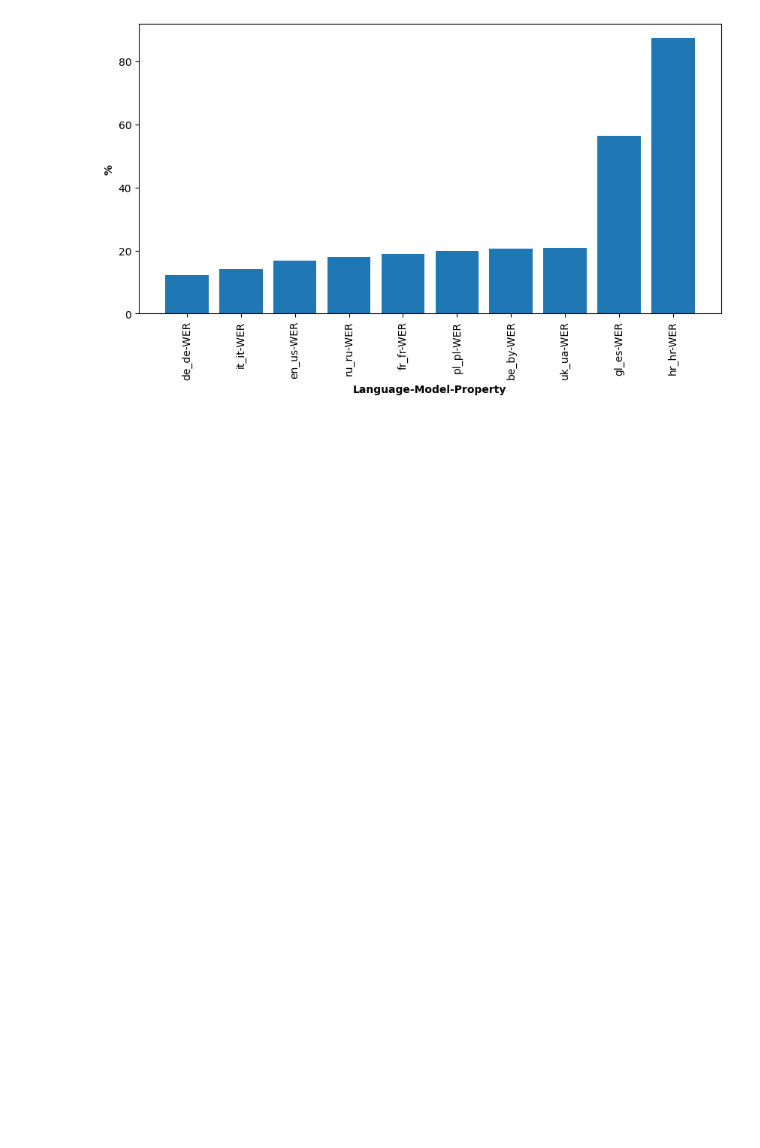
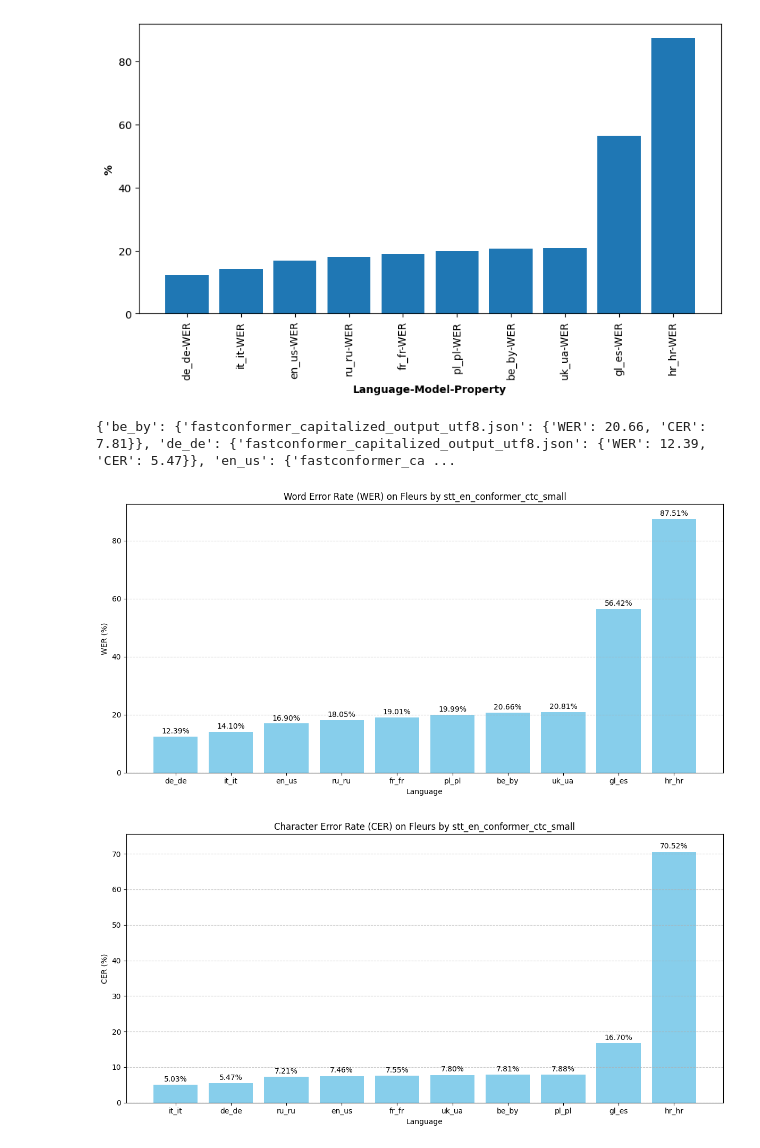
Before and after one commit to Baladon23/onlab, a Jupyter notebook: fleurs/fastconformer_wer_cer_results.ipynb, the cells around one changed output. Cells and saved outputs as stored; diff of their text form; code cells hidden in the pictures; blank space fills up the shorter version.

```diff
--- a/fleurs/fastconformer_wer_cer_results.ipynb
+++ b/fleurs/fastconformer_wer_cer_results.ipynb
@@ -108,3 +108,59 @@ plt.ylabel('%', fontweight ='bold')
 plt.show()
 # %% [output]
 [figure]
+# %%
+from json import loads
+
+string = "{'be_by': {'fastconformer_capitalized_output_utf8.json': {'WER': 20.66, 'CER': 7.81}}, 'de_de': {'fastconformer_capitalized_output_utf8.json': {'WER': 12.39, 'CER': 5.47}}, 'en_us': {'fastconformer_capitalized_output_utf8.json': {'WER': 16.9, 'CER': 7.46}}, 'fr_fr': {'fastconformer_capitalized_output_utf8.json': {'WER': 19.01, 'CER': 7.55}}, 'gl_es': {'fastconformer_capitalized_output_utf8.json': {'WER': 56.42, 'CER': 16.7}}, 'hr_hr': {'fastconformer_capitalized_output_utf8.json': {'WER': 87.51, 'CER': 70.52}}, 'it_it': {'fastconformer_capitalized_output_utf8.json': {'WER': 14.1, 'CER': 5.03}}, 'pl_pl': {'fastconformer_capitalized_output_utf8.json': {'WER': 19.99, 'CER': 7.88}}, 'ru_ru': {'fastconformer_capitalized_output_utf8.json': {'WER': 18.05, 'CER': 7.21}}, 'uk_ua': {'fastconformer_capitalized_output_utf8.json': {'WER': 20.81, 'CER': 7.8}}}"
+
+results = loads(string.replace("'", '"'))
+print(results)
+
+import matplotlib.pyplot as plt
+
+# Example data
+data = results
+
+def plot_bar_chart(data, metric, title, y_label):
+    languages = []
+    values = []
+
+    # Extract data
+    for lang, categories in data.items():
+        for cat, props in categories.items():
+            if metric in props:
+                languages.append(lang)
+                values.append(props[metric])
+
+    # Sort data
+    combined = sorted(list(zip(values, languages)))
+    values, languages = zip(*combined)
+
+    # Create a bar chart
+    plt.figure(figsize=(12, 6))
+    plt.bar(languages, values, color='skyblue')
+    plt.xlabel('Language')
+    plt.ylabel(y_label)
+    plt.title(title)
+    plt.grid(axis='y', linestyle='--', alpha=0.7)
+    plt.ylim(0, max(values) + 5)
+
+    # Add percentage labels on top of the bars
+    for i, value in enumerate(values):
+        plt.text(i, value + 0.5, f'{value:.2f}%', ha='center', va='bottom')
+
+    # Adjust layout to make room for x-axis labels
+    plt.tight_layout()
+
+    # Show the plot
+    plt.show()
+
+# Plot for WER
+plot_bar_chart(data, 'WER', 'Word Error Rate (WER) on Fleurs by stt_en_conformer_ctc_small', 'WER (%)')
+
+# Plot for CER
+plot_bar_chart(data, 'CER', 'Character Error Rate (CER) on Fleurs by stt_en_conformer_ctc_small', 'CER (%)')
+# %% [output]
+{'be_by': {'fastconformer_capitalized_output_utf8.json': {'WER': 20.66, 'CER': 7.81}}, 'de_de': {'fastconformer_capitalized_output_utf8.json': {'WER': 12.39, 'CER': 5.47}}, 'en_us': {'fastconformer_ca ...
+[figure, added]
+[figure, added]
```
Also changed, not shown: 20 other files.
